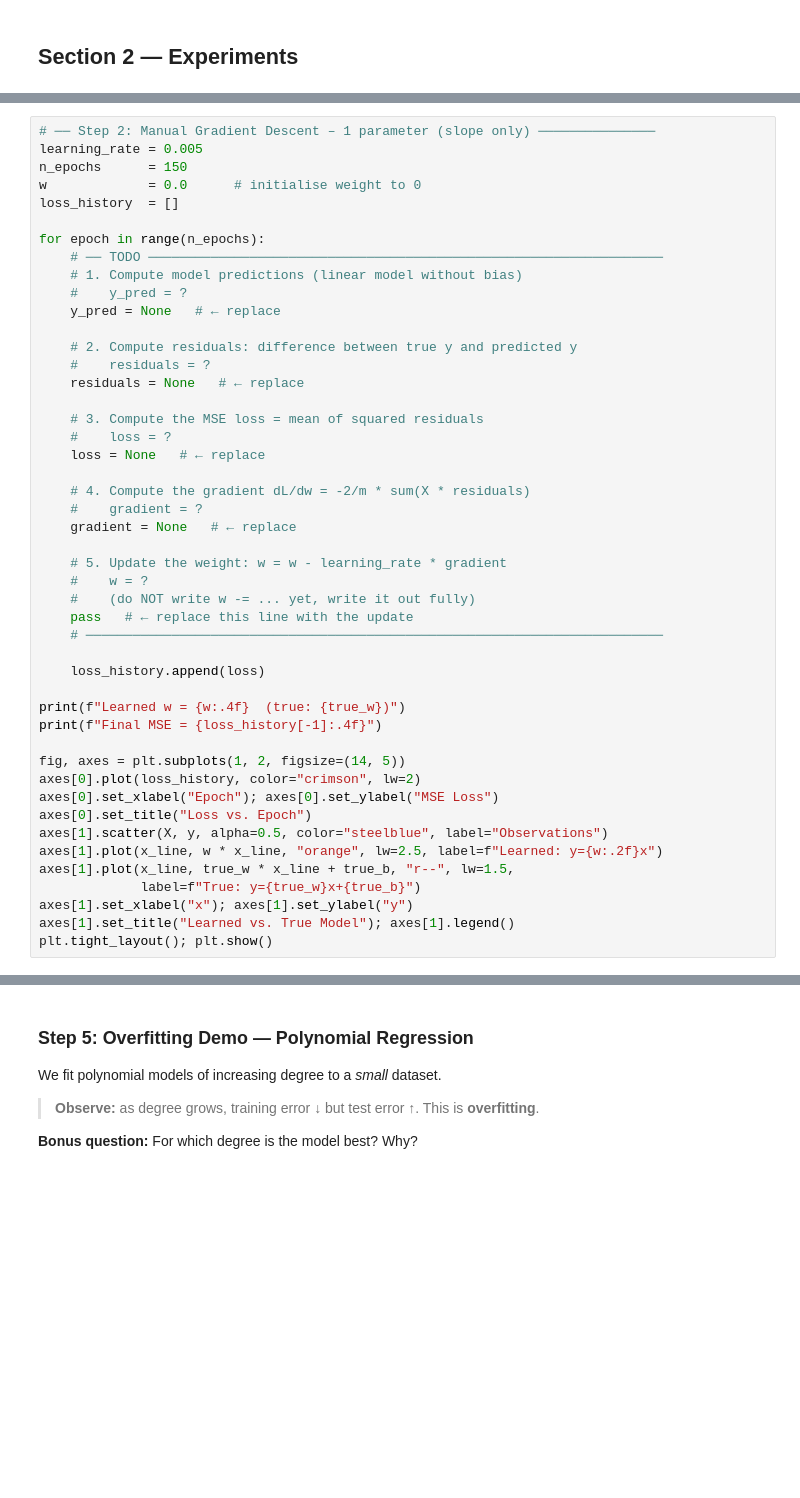
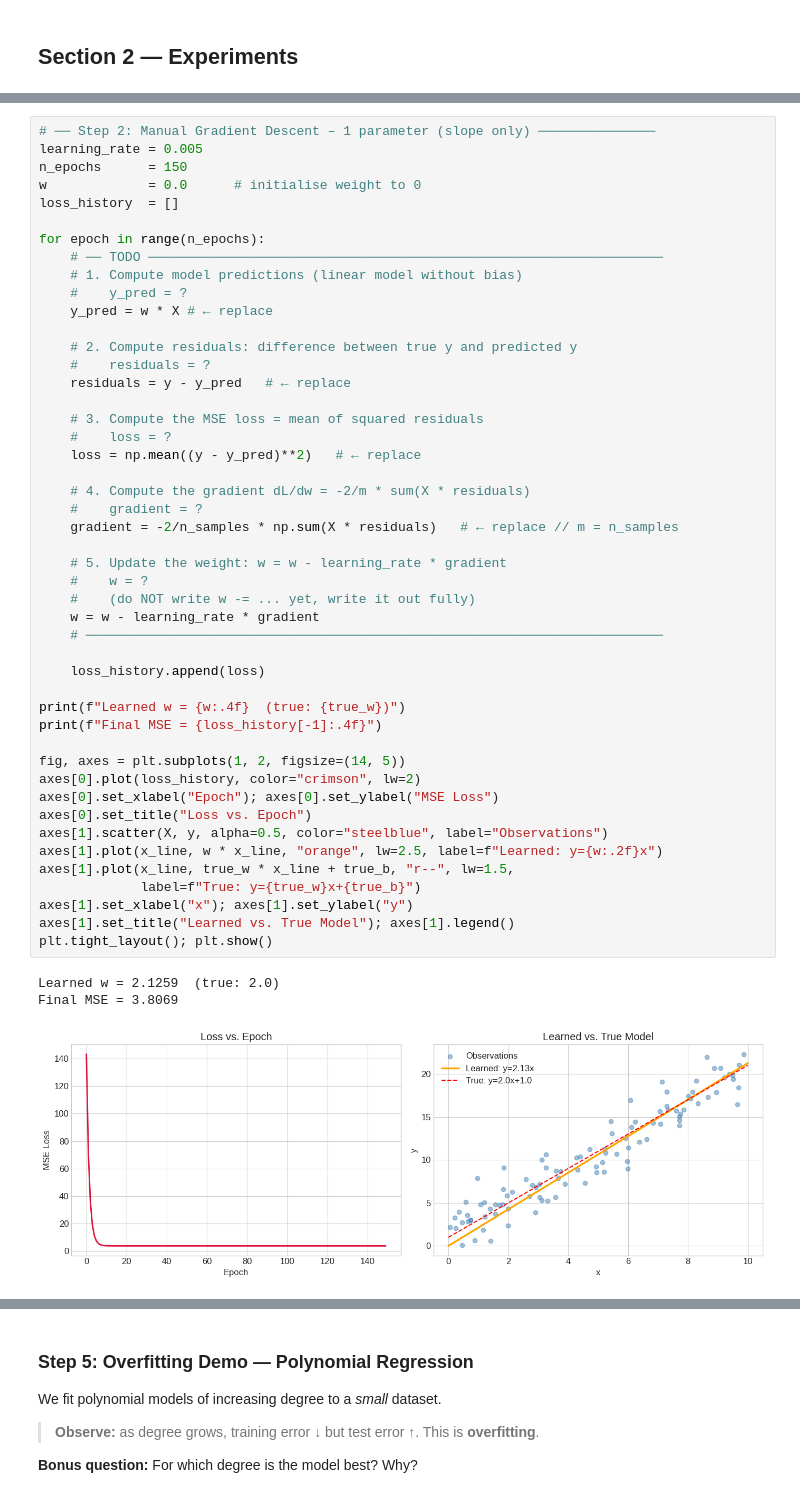
Before and after one commit to kassingit/IA-EMBARQUEE, a Jupyter notebook: TP1_Linear_Regression.ipynb, the cells around one changed output, grey strips where cells are left out. Saved outputs shown, nothing was run; the diff lists cells and outputs as text; blank space fills up the shorter version.

```diff
--- a/TP1_Linear_Regression.ipynb
+++ b/TP1_Linear_Regression.ipynb
@@ -226,42 +234,46 @@ for epoch in range(n_epochs):
     # ── TODO ──────────────────────────────────────────────────────────────────
     # 1. Compute model predictions (linear model without bias)
     #    y_pred = ?
-    y_pred = None   # ← replace
+    y_pred = w * X # ← replace
 
     # 2. Compute residuals: difference between true y and predicted y
     #    residuals = ?
-    residuals = None   # ← replace
+    residuals = y - y_pred   # ← replace
 
     # 3. Compute the MSE loss = mean of squared residuals
     #    loss = ?
-    loss = None   # ← replace
+    loss = np.mean((y - y_pred)**2)   # ← replace
 
     # 4. Compute the gradient dL/dw = -2/m * sum(X * residuals)
     #    gradient = ?
-    gradient = None   # ← replace
+    gradient = -2/n_samples * np.sum(X * residuals)   # ← replace // m = n_samples
 
     # 5. Update the weight: w = w - learning_rate * gradient
     #    w = ?
     #    (do NOT write w -= ... yet, write it out fully)
-    pass   # ← replace this line with the update
+    w = w - learning_rate * gradient
     # ──────────────────────────────────────────────────────────────────────────
 
     loss_history.append(loss)
 
 print(f"Learned w = {w:.4f}  (true: {true_w})")
 print(f"Final MSE = {loss_history[-1]:.4f}")
 
 fig, axes = plt.subplots(1, 2, figsize=(14, 5))
 axes[0].plot(loss_history, color="crimson", lw=2)
 axes[0].set_xlabel("Epoch"); axes[0].set_ylabel("MSE Loss")
 axes[0].set_title("Loss vs. Epoch")
 axes[1].scatter(X, y, alpha=0.5, color="steelblue", label="Observations")
 axes[1].plot(x_line, w * x_line, "orange", lw=2.5, label=f"Learned: y={w:.2f}x")
 axes[1].plot(x_line, true_w * x_line + true_b, "r--", lw=1.5,
              label=f"True: y={true_w}x+{true_b}")
 axes[1].set_xlabel("x"); axes[1].set_ylabel("y")
 axes[1].set_title("Learned vs. True Model"); axes[1].legend()
 plt.tight_layout(); plt.show()
+# %% [output]
+Learned w = 2.1259  (true: 2.0)
+Final MSE = 3.8069
+[figure, added]
 # %% [markdown]
 ### Step 3: Full Linear Model — Slope + Bias, RMSE & MAE
 
```
Also changed, not shown: parts of 7 cells of this notebook.
